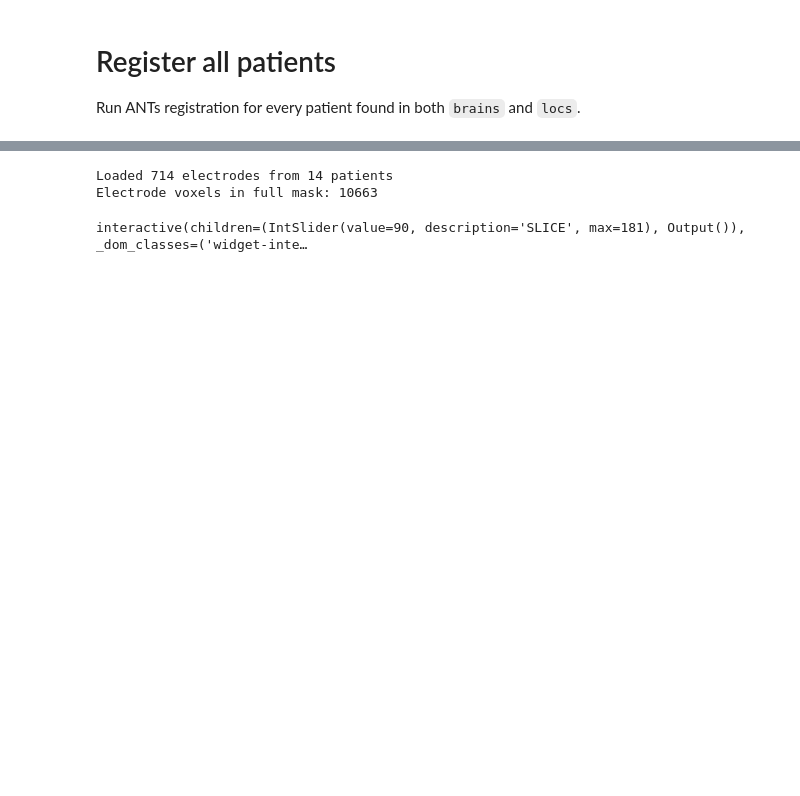
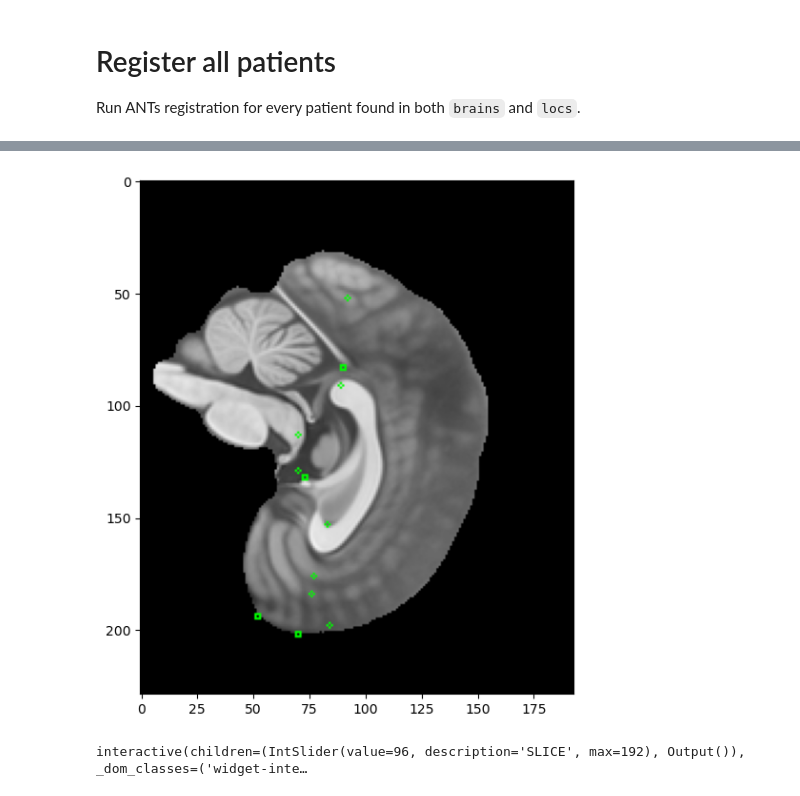
Before and after one commit to NoahWanless/SuperEeg-M467-project, a Jupyter notebook: Register_All.ipynb, the cells around one changed output, grey strips where cells are left out. Drawn from its saved outputs; the diff is of its cells as text; code cells hidden in the pictures; blank space fills up the shorter version.

Commit message:
changed MNI template

```diff
--- a/Register_All.ipynb
+++ b/Register_All.ipynb
@@ -8,10 +8,11 @@ import ants
 import numpy as np
 import pandas as pd
 from scipy.io import loadmat
+from templateflow import api as tflow
 
-project_root = Path("/Users/rustin/Documents/Big Data 567/SuperEeg-M467-project")
-brains_root = Path("/Users/rustin/Documents/Big Data 567/faces_basic/brains")
-locs_root = Path("/Users/rustin/Documents/Big Data 567/faces_basic/locs")
+project_root = Path("../SuperEeg-M467-project")
+brains_root = Path("../faces_basic/brains")
+locs_root = Path("../faces_basic/locs")
 
 # Single destination folder for all registered outputs
 all_registered_dir = project_root / "registered_outputs"
@@ -24,7 +25,9 @@ patient_ids = sorted(brain_ids & loc_ids)
 print(f"Found {len(patient_ids)} shared patients: {patient_ids}")
 print(f"Saving all registered outputs to: {all_registered_dir}")
 
-template_img_ants = ants.image_read(ants.get_ants_data("mni"))
+#grabs the standard MNI template
+mni_path = tflow.get("MNI152NLin2009cAsym", resolution=1, desc="brain", suffix="T1w")
+template_img_ants = ants.image_read(str(mni_path))
 
 for pid in patient_ids:
     mri_path = brains_root / pid / f"{pid}_mri.nii"
@@ -39,7 +42,7 @@ for pid in patient_ids:
 
     print(f"\n[{pid}] registering...")
 
-    raw_img_ants = ants.image_read(str(mri_path), reorient="IAL")
+    raw_img_ants = ants.image_read(str(mri_path))
     transformation = ants.registration(
         fixed=template_img_ants,
         moving=raw_img_ants,
@@ -131,7 +137,7 @@ import numpy as np
 import ants
 from helpers import explore_3D_array_with_mask_contour
 
-registered_dir = Path("/Users/rustin/Documents/Big Data 567/SuperEeg-M467-project/registered_outputs")
+registered_dir = Path("../SuperEeg-M467-project/registered_outputs")
 npy_files = sorted(registered_dir.glob("*_xslocs_registered_mm.npy"))
 
 all_points = []
@@ -141,34 +147,33 @@ for f in npy_files:
         all_points.append(pts)
 
 if not all_points:
     raise ValueError(f"No valid electrode arrays found in {registered_dir}")
 
 all_electrodes = np.vstack(all_points)
 print(f"Loaded {all_electrodes.shape[0]} electrodes from {len(all_points)} patients")
 
-template_img_ants = ants.image_read(ants.get_ants_data("mni"))
+template_img_ants = ants.image_read(str(mni_path))
 
 elec_mask_template = (
     ants.make_points_image(
         all_electrodes,
         target=template_img_ants,
         radius=1,
     ).numpy() > 0
 ).astype(np.uint8)
 
 print(f"Electrode voxels in full mask: {int(elec_mask_template.sum())}")
 
 # Pick sagittal axis from image direction (robust to orientation conventions)
 dir_mat = np.array(template_img_ants.direction)
 if dir_mat.ndim == 1:
     dir_mat = dir_mat.reshape(3, 3)
 sag_axis = int(np.argmax(np.abs(dir_mat[0, :])))
 
 arr_sag = np.moveaxis(template_img_ants.numpy(), sag_axis, 0)
 mask_sag = np.moveaxis(elec_mask_template, sag_axis, 0)
 
 explore_3D_array_with_mask_contour(arr=arr_sag, mask=mask_sag)
 # %% [output]
+[figure, added]
-Loaded 714 electrodes from 14 patients
-Electrode voxels in full mask: 10663
+interactive(children=(IntSlider(value=96, description='SLICE', max=192), Output()), _dom_classes=('widget-inte…
-interactive(children=(IntSlider(value=90, description='SLICE', max=181), Output()), _dom_classes=('widget-inte…
```
Also changed, not shown: parts of 2 cells of this notebook.
